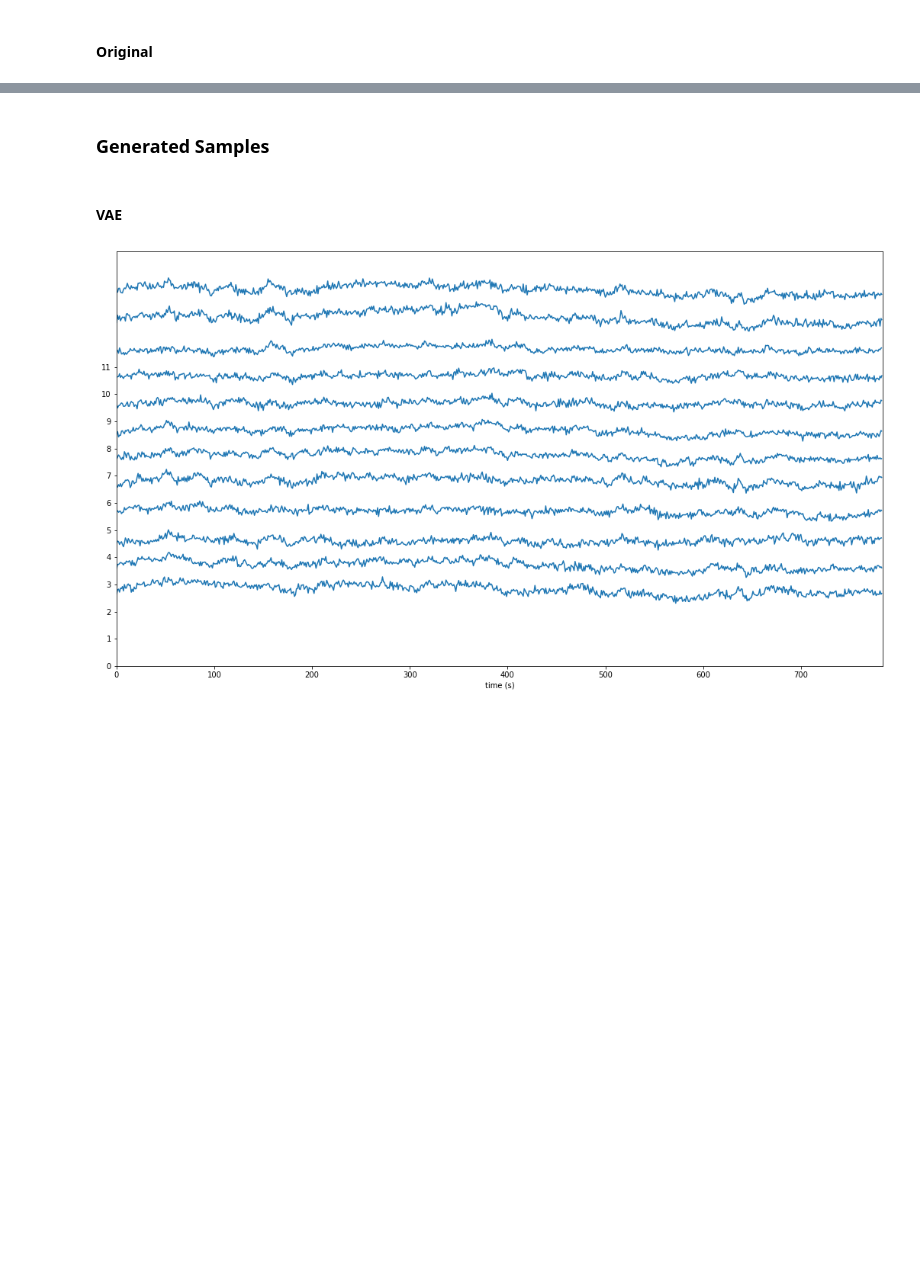
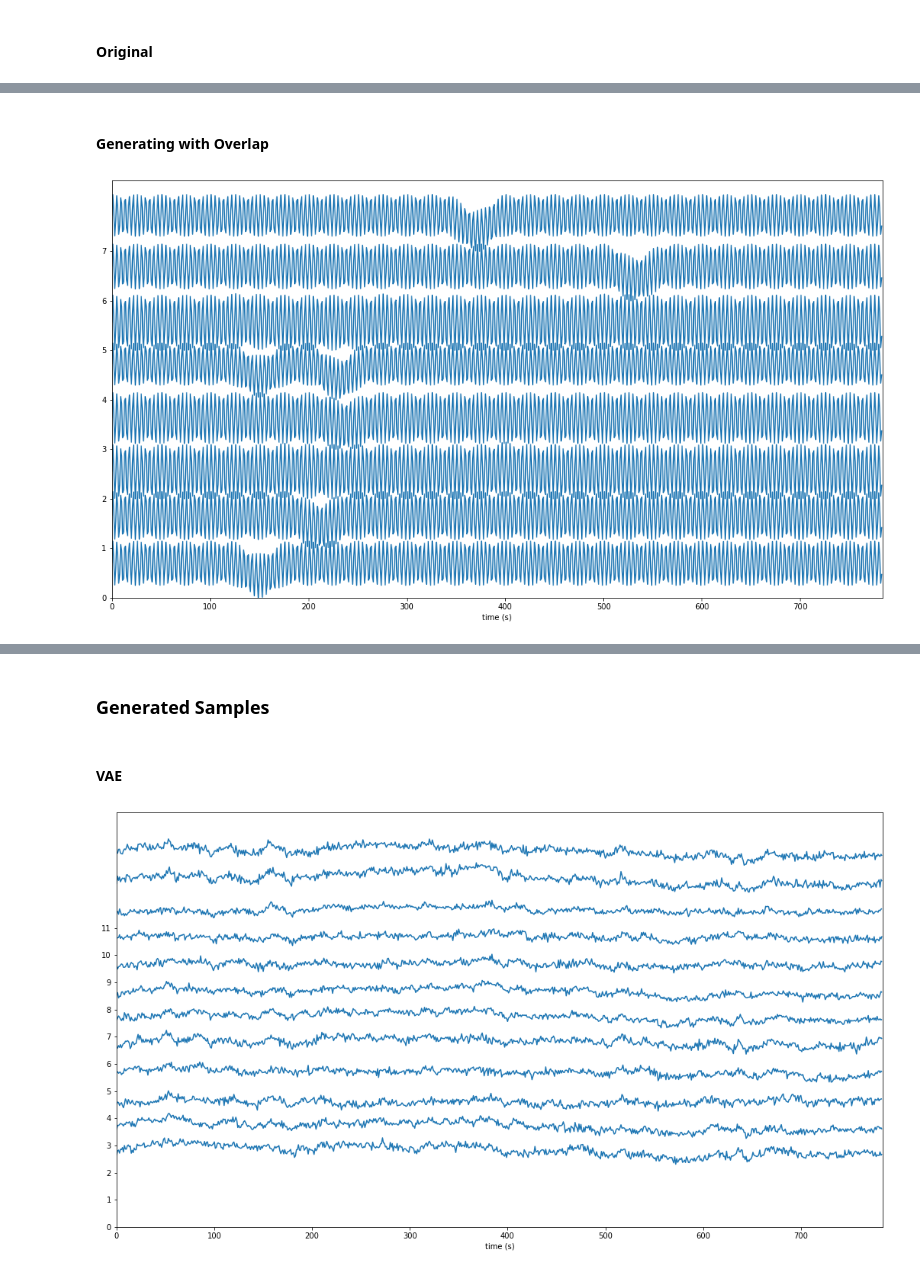
Before and after one commit to DanielLongo/NeuralFill, a Jupyter notebook: visualize/plot_recon_1c.ipynb, the cells around one changed output, grey strips where cells are left out. Cells and saved outputs as stored; diff of their text form; code cells hidden in the pictures; blank space fills up the shorter version.

```diff
--- a/visualize/plot_recon_1c.ipynb
+++ b/visualize/plot_recon_1c.ipynb
@@ -25,0 +26,7 @@ stacklineplot.stackplot(samples[16:16+8], yscale=.8)
+# %% [markdown]
+#### Generating with Overlap
+# %%
+# original
+stacklineplot.stackplot(samples[:8], yscale=.8)
+# %% [output]
+[figure, added]
```
Also changed, not shown: parts of 7 cells of this notebook.
